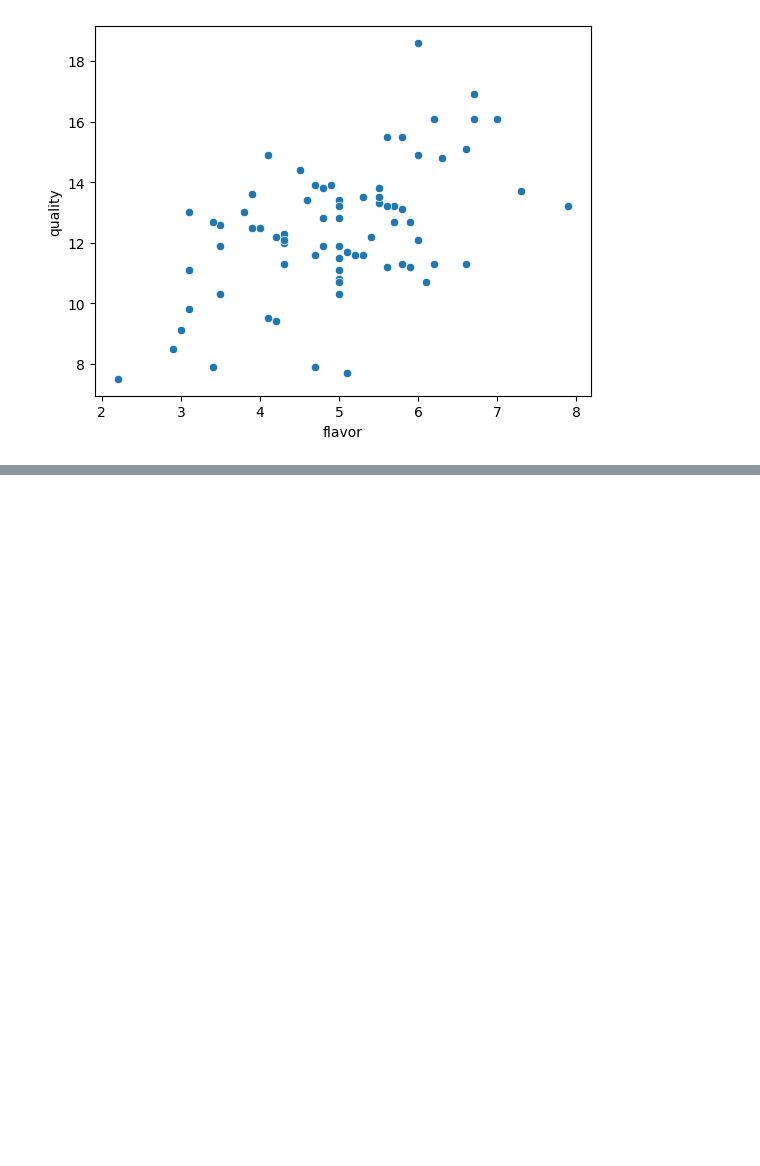
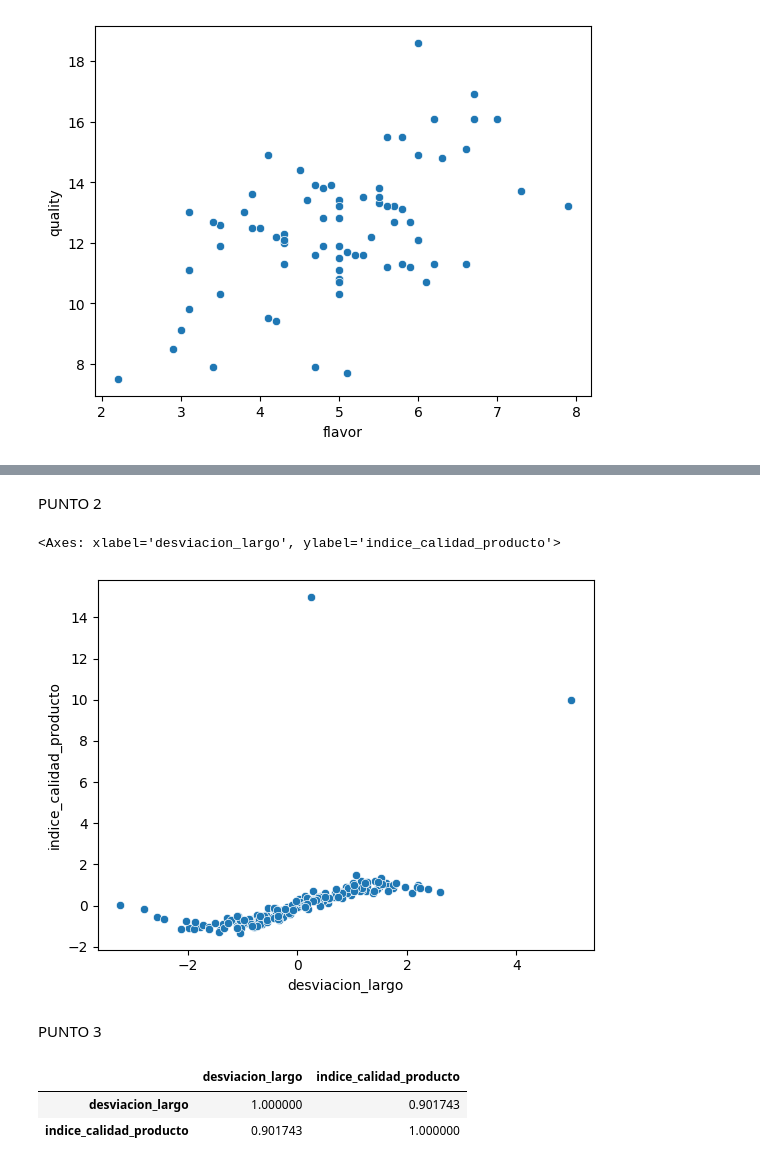
Before and after one commit to winttita/TUIA, a Jupyter notebook: Segundo/Fundamento de Ciencia de Datos/U3 - Medidas de Resumen/practica3.ipynb, the cells around one changed output, grey strips where cells are left out. Drawn from its saved outputs; the diff is of its cells as text; code cells hidden in the pictures; blank space fills up the shorter version.

```diff
--- a/Segundo/Fundamento de Ciencia de Datos/U3 - Medidas de Resumen/practica3.ipynb
+++ b/Segundo/Fundamento de Ciencia de Datos/U3 - Medidas de Resumen/practica3.ipynb
@@ -309,0 +304,5 @@ sns.scatterplot(x='flavor', y='quality', data=vinos)
+# %%
+calidad_prod = pd.read_csv("datasets/calidad_producto.csv", sep=';')
+calidad_prod.info()
+calidad_prod.describe()
+calidad_prod.head(15)
@@ -309,0 +352,9 @@ sns.scatterplot(x='flavor', y='quality', data=vinos)
+# %% [markdown]
+PUNTO 2
+# %%
+sns.scatterplot(x='desviacion_largo', y='indice_calidad_producto', data=calidad_prod)
+# %% [output]
+<Axes: xlabel='desviacion_largo', ylabel='indice_calidad_producto'>
+[figure, added]
+# %% [markdown]
+PUNTO 3
@@ -309,0 +378,6 @@ sns.scatterplot(x='flavor', y='quality', data=vinos)
+# %%
+calidad_prod_filtrado.corr(method='pearson')
+# %% [output]
+|  | desviacion_largo | indice_calidad_producto |
+| desviacion_largo | 1.000000 | 0.901743 |
+| indice_calidad_producto | 0.901743 | 1.000000 |
```
Also changed, not shown: parts of 13 cells of this notebook, 1 other file.
